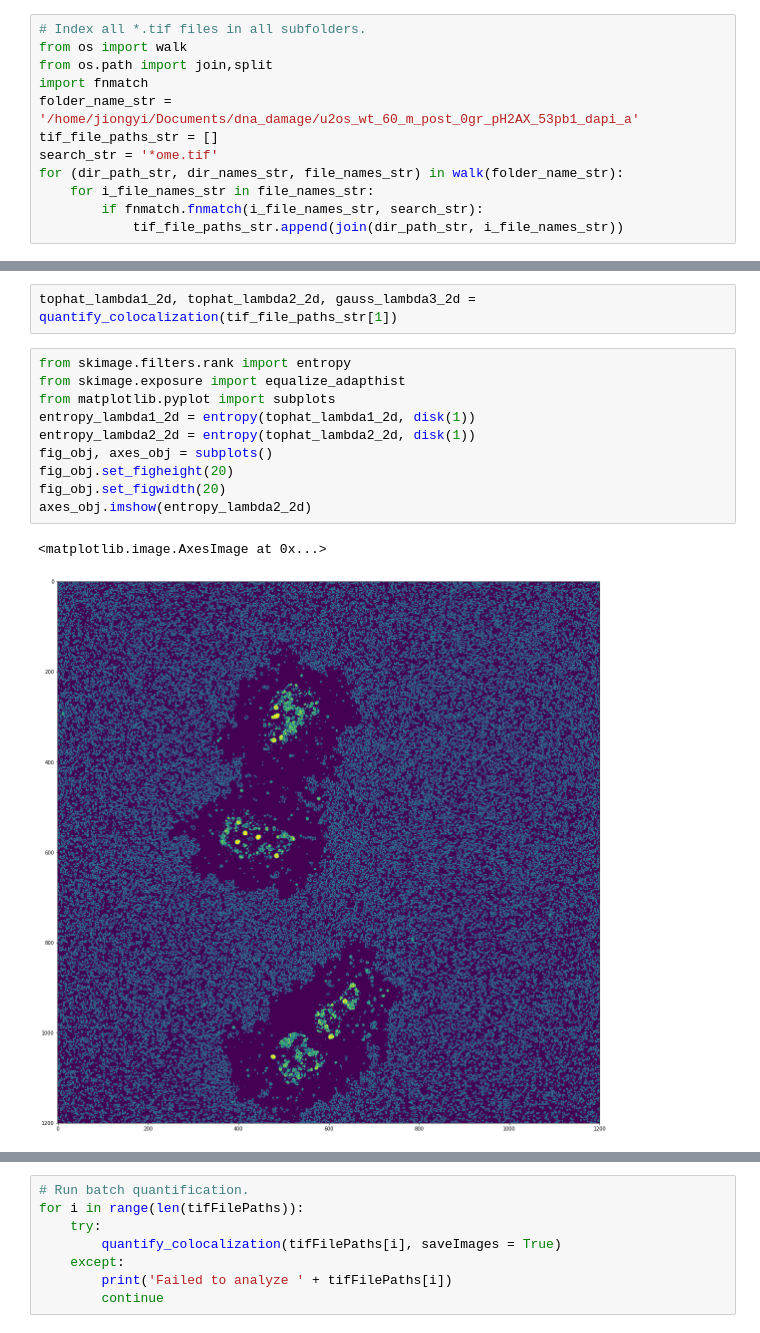
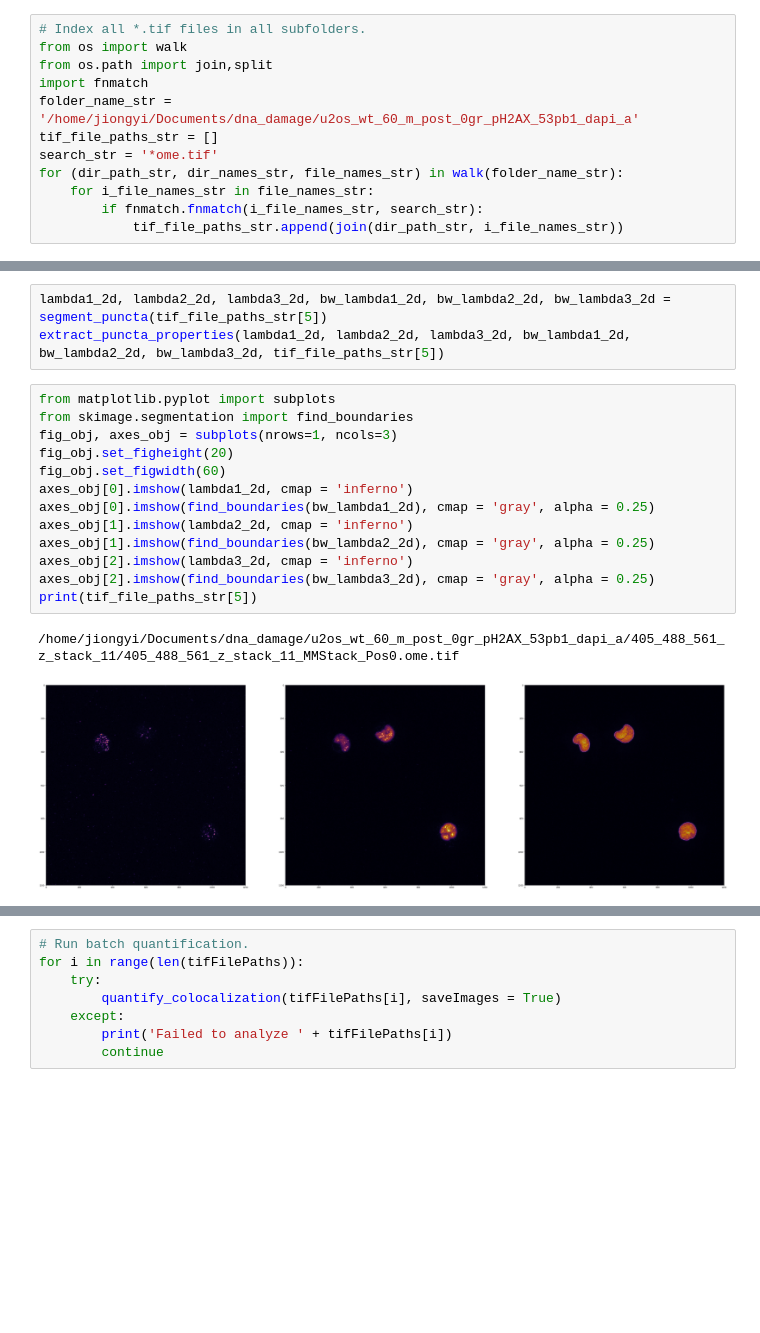
Before and after one commit to jiongyi/postdoc, a Jupyter notebook: dna_damage/2018_12_30_batch_quantify_colocalization.ipynb, the cells around one changed output, grey strips where cells are left out. Cells and saved outputs as stored; diff of their text form; blank space fills up the shorter version.

Commit message:
Worked on colocalization code

```diff
--- a/dna_damage/2018_12_30_batch_quantify_colocalization.ipynb
+++ b/dna_damage/2018_12_30_batch_quantify_colocalization.ipynb
@@ -70,18 +118,22 @@ def quantify_colocalization(tif_file_path_str, save_images_bool = False):
-# %%
-tophat_lambda1_2d, tophat_lambda2_2d, gauss_lambda3_2d = quantify_colocalization(tif_file_paths_str[1])
-# %%
-from skimage.filters.rank import entropy
-from skimage.exposure import equalize_adapthist
-from matplotlib.pyplot import subplots
-entropy_lambda1_2d = entropy(tophat_lambda1_2d, disk(1))
-entropy_lambda2_2d = entropy(tophat_lambda2_2d, disk(1))
-fig_obj, axes_obj = subplots()
-fig_obj.set_figheight(20)
-fig_obj.set_figwidth(20)
-axes_obj.imshow(entropy_lambda2_2d)
-# %% [output]
-<matplotlib.image.AxesImage at 0x...>
-[figure, removed]
+# %%
+lambda1_2d, lambda2_2d, lambda3_2d, bw_lambda1_2d, bw_lambda2_2d, bw_lambda3_2d = segment_puncta(tif_file_paths_str[5])
+extract_puncta_properties(lambda1_2d, lambda2_2d, lambda3_2d, bw_lambda1_2d, bw_lambda2_2d, bw_lambda3_2d, tif_file_paths_str[5])
+# %%
+from matplotlib.pyplot import subplots
+from skimage.segmentation import find_boundaries
+fig_obj, axes_obj = subplots(nrows=1, ncols=3)
+fig_obj.set_figheight(20)
+fig_obj.set_figwidth(60)
+axes_obj[0].imshow(lambda1_2d, cmap = 'inferno')
+axes_obj[0].imshow(find_boundaries(bw_lambda1_2d), cmap = 'gray', alpha = 0.25)
+axes_obj[1].imshow(lambda2_2d, cmap = 'inferno')
+axes_obj[1].imshow(find_boundaries(bw_lambda2_2d), cmap = 'gray', alpha = 0.25)
+axes_obj[2].imshow(lambda3_2d, cmap = 'inferno')
+axes_obj[2].imshow(find_boundaries(bw_lambda3_2d), cmap = 'gray', alpha = 0.25)
+print(tif_file_paths_str[5])
+# %% [output]
+/home/jiongyi/Documents/dna_damage/u2os_wt_60_m_post_0gr_pH2AX_53pb1_dapi_a/405_488_561_z_stack_11/405_488_561_z_stack_11_MMStack_Pos0.ome.tif
+[figure, added]
 # %%
 # Define main function.
 from numpy import array, zeros, std, where, median, mean, sqrt, stack, argmax, arange
```
Also changed, not shown: parts of 2 cells of this notebook.
